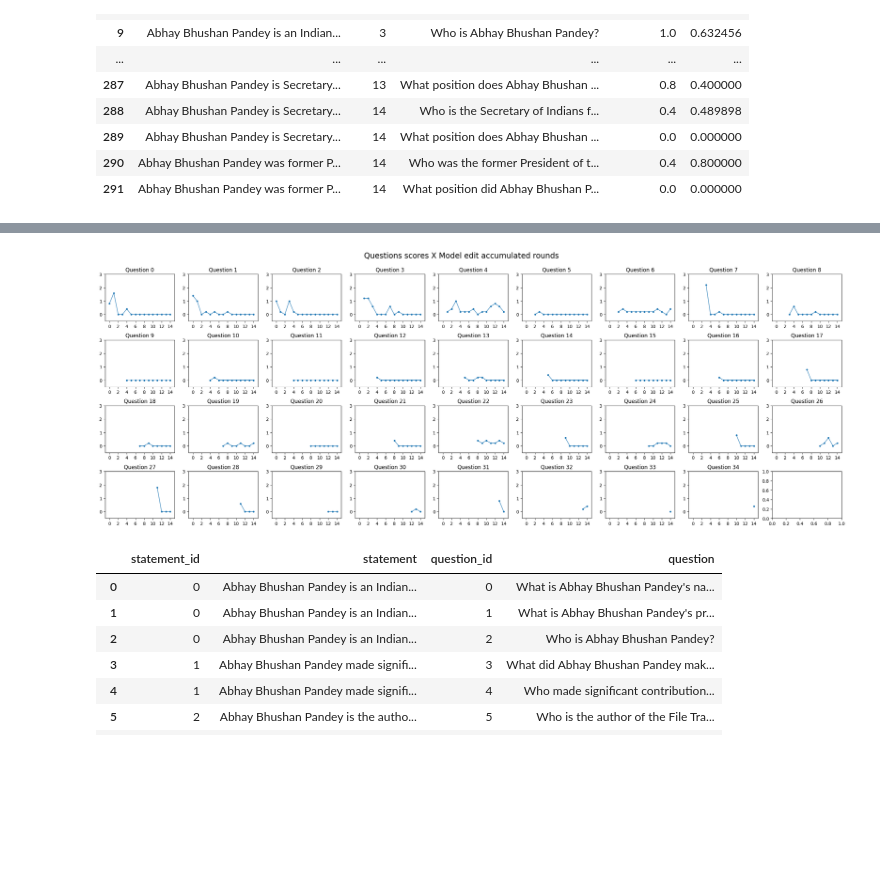
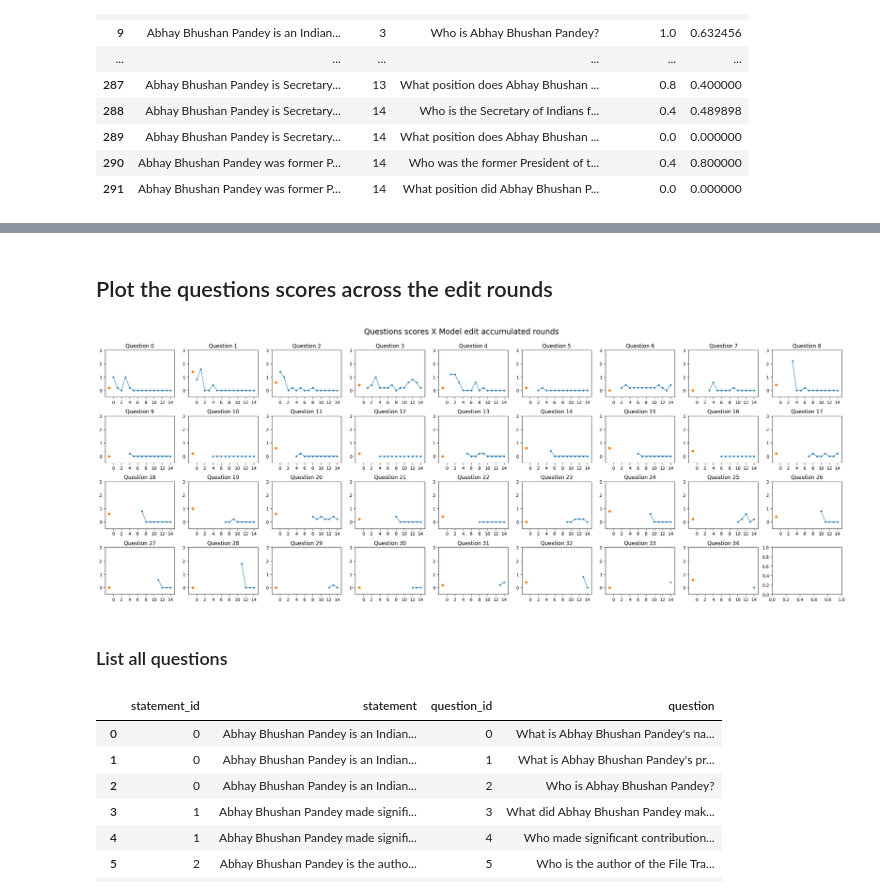
Before and after one commit to eduseiti/llm_editing_evaluation, a Jupyter notebook: factual_associations/plot_results.ipynb, the cells around one changed output, grey strips where cells are left out. Cells and saved outputs as stored; diff of their text form; code cells hidden in the pictures; blank space fills up the shorter version.

Commit message:
Plot RAG scores; add some answer analysis

```diff
--- a/factual_associations/plot_results.ipynb
+++ b/factual_associations/plot_results.ipynb
@@ -46,0 +179,2 @@ facts_results["results_table_df"]
+# %%
+facts_results["results_table_df"]['question_id'] = facts_results["results_table_df"]['question'].map(question_to_id)
@@ -48,7 +184,7 @@ facts_results["results_table_df"]
 ordered_questions_dfs=[]
 
 for i, (group_name, group_df) in enumerate(facts_results["results_table_df"].groupby("statement", sort=False)):
-    ordered_group_df = group_df.sort_values(["question", "round"])
+    ordered_group_df = group_df.sort_values(["question_id", "round"])
 
     ordered_group_df["statement_id"] = i
 
@@ -84,0 +199,3 @@ Name: statement, dtype: object
+# %%
+with open(ALL_FACTS, "rb") as input_file:
+    all_facts = pickle.load(input_file)
@@ -84,0 +246,20 @@ Name: statement, dtype: object
+# %%
+questions_answers = {}
+
+for i, (key, value) in enumerate(facts_results['statements_scores'].items()):
+    print(key)
+
+    for edit_round in value:
+        for j, question in enumerate(edit_round['questions']):
+            if question['question'] not in questions_answers:
+                questions_answers[question['question']] = []
+
+            for evaluation in question['evaluations']:
+                questions_answers[question['question']].append({'round': edit_round['round'],
+                                                                'statement': all_facts['questions_from_facts'][edit_round['round']]['statement'],
+                                                                'question_id': question_to_id[question['question']],
+                                                                'question': question['question'],
+                                                                'answer': all_facts['questions_from_facts'][i]['questions'][j]['answer'],
+                                                                'candidate_answer': evaluation['candidate_answer'],
+                                                                'score': int(evaluation['score']),
+                                                                'reason': evaluation['reason']})
@@ -85,33 +282,41 @@ Name: statement, dtype: object
+# %% [markdown]
+## Plot the questions scores across the edit rounds
 # %%
 questions = []
 
 fig, axs = plt.subplots(4, 9, figsize=[30, 10])
 
 fig.suptitle("Questions scores X Model edit accumulated rounds", y=0.95, fontsize='xx-large')
 
 for i, (group_name, group_df) in enumerate(all_questions_df.groupby(['statement_id', 'question'], sort=False)):
 
     questions.append({"statement_id": group_name[0],
                       "statement": group_df.iloc[0]['statement'],
                       "question_id": len(questions),
                       "question": group_name[1]})
 
     line, = axs[i // 9, i % 9].plot(group_df['round'], group_df['mean_score'], alpha=1.0, linewidth=1, marker='o', markersize=3)
     # axs[i // 9, i % 9].fill_between(group_df['round'], group_df['min'], group_df['max'], color=line.get_color(), alpha=0.1, label='Range')
 
+    original_answer = original_results['facts_results_table_df'][original_results['facts_results_table_df']['question'] == group_name[1]]
+
+    axs[i // 9, i % 9].plot(-1, original_answer['mean_score'].to_numpy()[0], alpha=1.0, linewidth=1, marker='o', markersize=5)
+
     axs[i // 9, i % 9].set_title("Question {}".format(i))
 
-    axs[i // 9, i % 9].set_xlim((-1, 15))
+    axs[i // 9, i % 9].set_xlim((-2, 15))
     axs[i // 9, i % 9].set_ylim((-0.5, 3.0))
 
     axs[i // 9, i % 9].set_xticks(range(0, 15, 2))
 
     # axs[i // 9, i % 9].grid()
 
 plt.subplots_adjust(wspace=0.2, hspace=0.4)
 plt.show()
 # %% [output]
-[figure, old version]
+[figure, new version]
+# %% [markdown]
+### List all questions
 # %%
 pd.DataFrame(questions)
 # %% [output]
```
Also changed, not shown: parts of 45 cells of this notebook.
